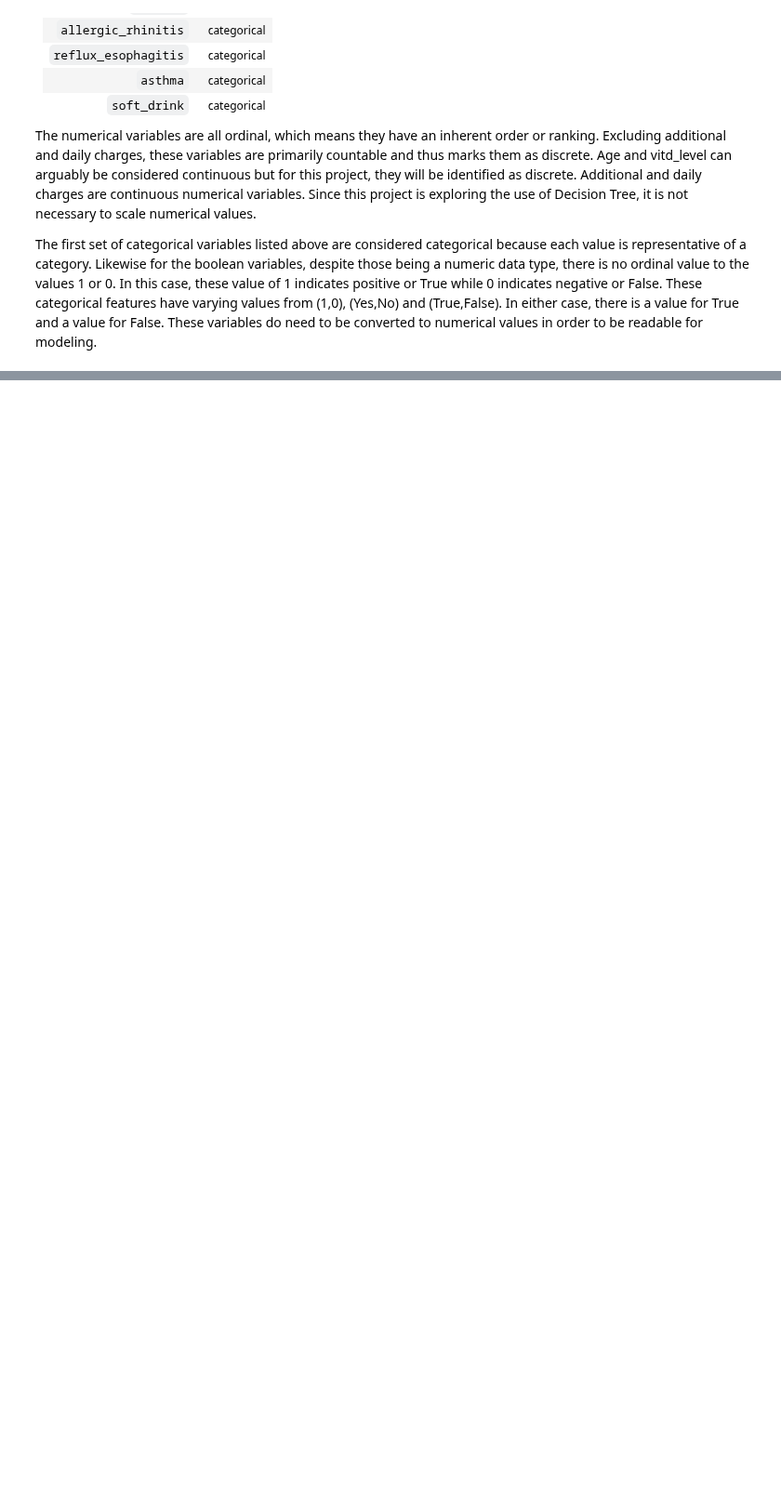
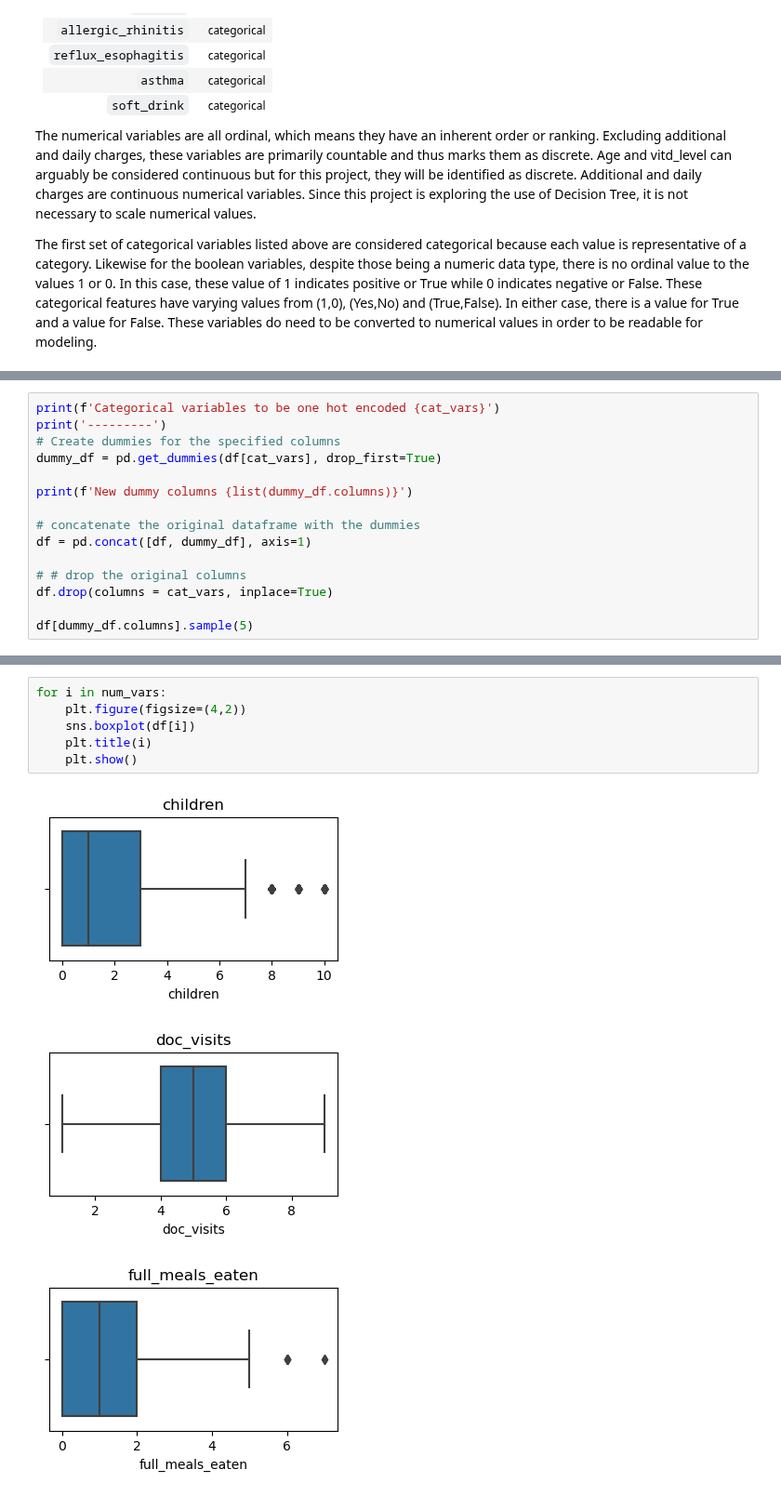
Before and after one commit to DesireeMcElroy/WGU_MSDA, a Jupyter notebook: D209-Data_Mining_I/DecisionTree_Task2.ipynb, the cells around one changed output, grey strips where cells are left out. Shown at 93% size. Saved outputs shown, nothing was run; the diff lists cells and outputs as text; blank space fills up the shorter version.

```diff
--- a/D209-Data_Mining_I/DecisionTree_Task2.ipynb
+++ b/D209-Data_Mining_I/DecisionTree_Task2.ipynb
@@ -111,0 +208,15 @@ df.sample(3)
+# %%
+print(f'Categorical variables to be one hot encoded {cat_vars}')
+print('---------')
+# Create dummies for the specified columns
+dummy_df = pd.get_dummies(df[cat_vars], drop_first=True)
+
+print(f'New dummy columns {list(dummy_df.columns)}')
+
+# concatenate the original dataframe with the dummies
+df = pd.concat([df, dummy_df], axis=1)
+
+# # drop the original columns
+df.drop(columns = cat_vars, inplace=True)
+
+df[dummy_df.columns].sample(5)
@@ -111,0 +260,10 @@ df.sample(3)
+# %%
+for i in num_vars:
+    plt.figure(figsize=(4,2))
+    sns.boxplot(df[i])
+    plt.title(i)
+    plt.show()
+# %% [output]
+[figure, added]
+[figure, added]
+[figure, added]
```
Also changed, not shown: parts of 35 cells of this notebook.
